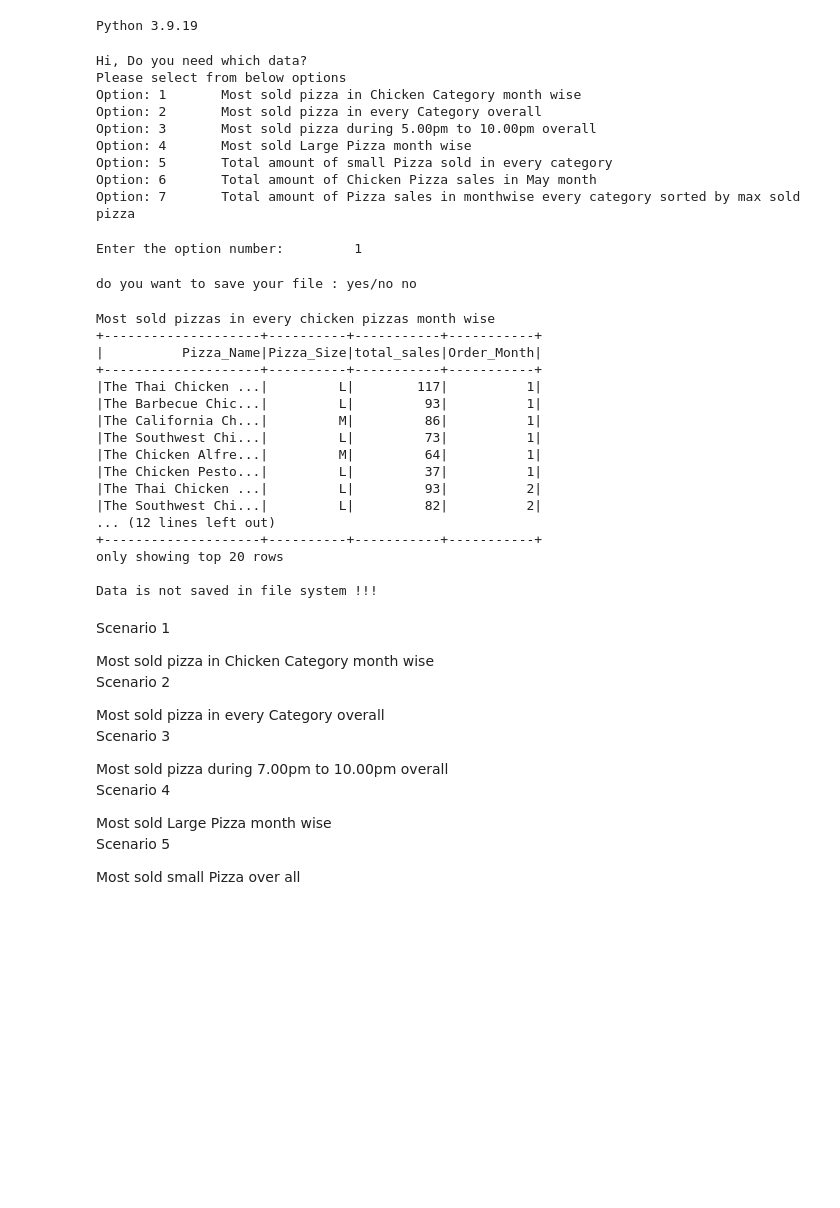
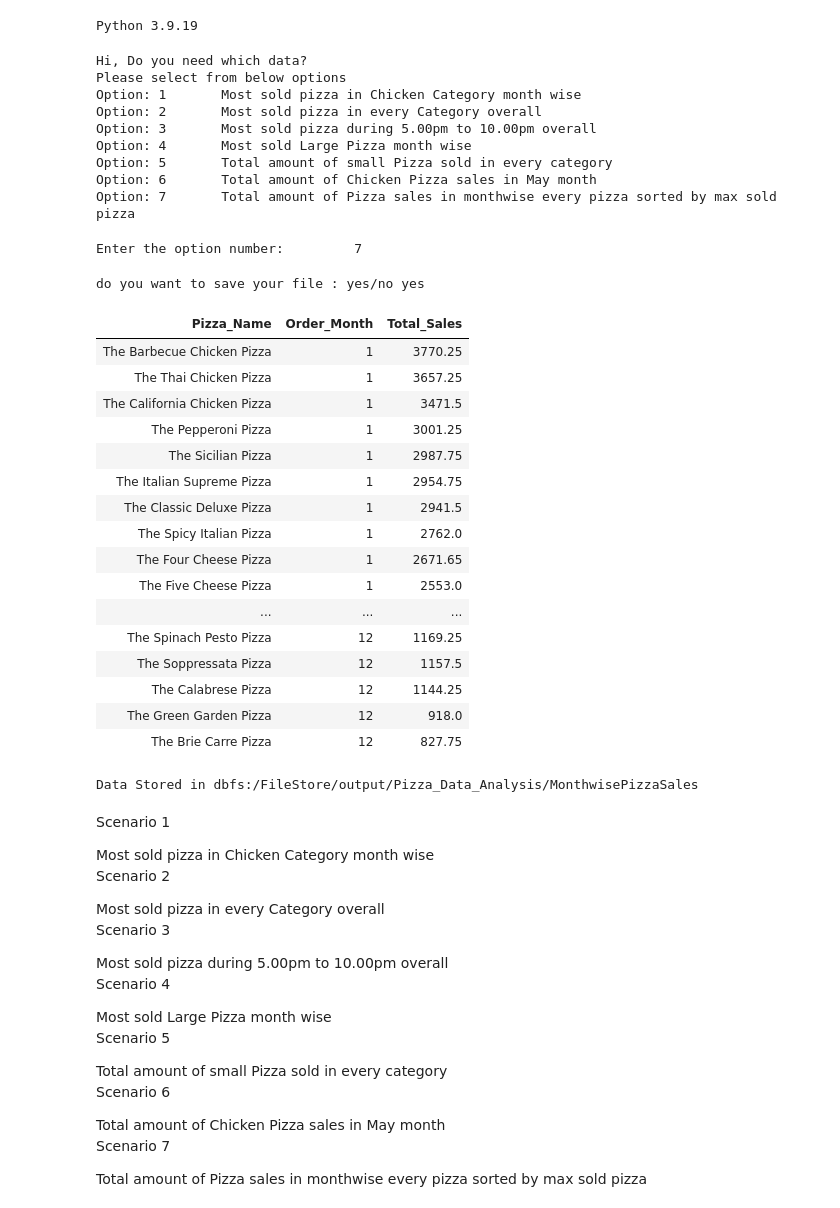
Before and after one commit to gowthamsankar43/Spark_ETL_End_To_End, a Jupyter notebook: WorkFlow_Notebooks/Workflow_Application.ipynb, the cells around one changed output. Saved outputs shown, nothing was run; the diff lists cells and outputs as text; code cells hidden in the pictures; blank space fills up the shorter version.

```diff
--- a/WorkFlow_Notebooks/Workflow_Application.ipynb
+++ b/WorkFlow_Notebooks/Workflow_Application.ipynb
@@ -83,7 +83,7 @@ class FifthWorkFlow:
         extracting_data = DataSourceExtractor().extract()
         transformingData = Transform().requirementFive(extracting_data)
         if(self.saveoption == "yes"):
-            TotalAmountSmallPizzaSoldInEveryCategory(transformingData).dataload()
+            TotalSmallPizzaSalesByCategory(transformingData).dataload()
         else:
             print("Data is not saved in file system !!!")
 # %%
@@ -97,7 +97,7 @@ class SixthWorkFlow:
         extracting_data = DataSourceExtractor().extract()
         transformingData = Transform().requirementSix(extracting_data)
         if(self.saveoption == "yes"):
-            TotalAmountOfChickenSalesInMay(transformingData).dataload()
+            TotalChickenPizzaSalesInMayMonth(transformingData).dataload()
         else:
             print("Data is not saved in file system !!!")
 # %%
@@ -111,7 +111,7 @@ class SeventhWorkFlow:
         extracting_data = DataSourceExtractor().extract()
         transformingData = Transform().requirementSeven(extracting_data)
         if(self.saveoption == "yes"):
-            TotalAmountOfPizzaSalesInEveryCategory(transformingData).dataload()
+            MonthwisePizzaSalesOrderByMax(transformingData).dataload()
         else:
             print("Data is not saved in file system !!!")
 # %%
@@ -137,63 +137,66 @@ class WorkFlow:
         elif self.option == 7:
             return SeventhWorkFlow(self.saveoption).runner()
         else:
-            return f"Not implemented for {option}"
+            return f"Not implemented for {option}" # using f strings
 
 
 print(
     "Hi, Do you need which data? \nPlease select from below options\nOption: 1\t\
 Most sold pizza in Chicken Category month wise\n\
 Option: 2\t\
 Most sold pizza in every Category overall\n\
 Option: 3\t\
 Most sold pizza during 5.00pm to 10.00pm overall\n\
 Option: 4\t\
 Most sold Large Pizza month wise\n\
 Option: 5\t\
 Total amount of small Pizza sold in every category\n\
 Option: 6\t\
 Total amount of Chicken Pizza sales in May month\n\
 Option: 7\t\
-Total amount of Pizza sales in monthwise every category sorted by max sold pizza\n"
+Total amount of Pizza sales in monthwise every pizza sorted by max sold pizza\n"
 )
 
 option = int(input("Enter the option number: \t"))
 saveoption = input("do you want to save your file : yes/no")
 
 
 workflow = WorkFlow(option, saveoption).runner()
 # %% [output]
 Hi, Do you need which data?
 Please select from below options
 Option: 1       Most sold pizza in Chicken Category month wise
 Option: 2       Most sold pizza in every Category overall
 Option: 3       Most sold pizza during 5.00pm to 10.00pm overall
 Option: 4       Most sold Large Pizza month wise
 Option: 5       Total amount of small Pizza sold in every category
 Option: 6       Total amount of Chicken Pizza sales in May month
-Option: 7       Total amount of Pizza sales in monthwise every category sorted by max sold pizza
+Option: 7       Total amount of Pizza sales in monthwise every pizza sorted by max sold pizza
-Enter the option number:         1
+Enter the option number:         7
-do you want to save your file : yes/no no
+do you want to save your file : yes/no yes
+| Pizza_Name | Order_Month | Total_Sales |
+| The Barbecue Chicken Pizza | 1 | 3770.25 |
+| The Thai Chicken Pizza | 1 | 3657.25 |
+| The California Chicken Pizza | 1 | 3471.5 |
+| The Pepperoni Pizza | 1 | 3001.25 |
+| The Sicilian Pizza | 1 | 2987.75 |
+| The Italian Supreme Pizza | 1 | 2954.75 |
+| The Classic Deluxe Pizza | 1 | 2941.5 |
+| The Spicy Italian Pizza | 1 | 2762.0 |
+| The Four Cheese Pizza | 1 | 2671.65 |
+| The Five Cheese Pizza | 1 | 2553.0 |
+| ... | ... | ... |
+| The Spinach Pesto Pizza | 12 | 1169.25 |
+| The Soppressata Pizza | 12 | 1157.5 |
+| The Calabrese Pizza | 12 | 1144.25 |
+| The Green Garden Pizza | 12 | 918.0 |
+| The Brie Carre Pizza | 12 | 827.75 |
-Most sold pizzas in every chicken pizzas month wise
-+--------------------+----------+-----------+-----------+
-|          Pizza_Name|Pizza_Size|total_sales|Order_Month|
-+--------------------+----------+-----------+-----------+
-|The Thai Chicken ...|         L|        117|          1|
-|The Barbecue Chic...|         L|         93|          1|
-|The California Ch...|         M|         86|          1|
-|The Southwest Chi...|         L|         73|          1|
-|The Chicken Alfre...|         M|         64|          1|
-|The Chicken Pesto...|         L|         37|          1|
-|The Thai Chicken ...|         L|         93|          2|
-|The Southwest Chi...|         L|         82|          2|
-... (12 lines left out)
-+--------------------+----------+-----------+-----------+
-only showing top 20 rows
-
-Data is not saved in file system !!!
+Data Stored in dbfs:/FileStore/output/Pizza_Data_Analysis/MonthwisePizzaSales
 # %% [markdown]
-<p>Scenario 1</p> Most sold pizza in Chicken Category month wise
-<p>Scenario 2</p> Most sold pizza in every Category overall
-<p>Scenario 3</p> Most sold pizza during 7.00pm to 10.00pm overall
-<p>Scenario 4</p> Most sold Large Pizza month wise
-<p>Scenario 5</p> Most sold small Pizza over all
+<p>Scenario 1</p>	Most sold pizza in Chicken Category month wise
+<p>Scenario 2</p>	Most sold pizza in every Category overall
+<p>Scenario 3</p>	Most sold pizza during 5.00pm to 10.00pm overall
+<p>Scenario 4</p>	Most sold Large Pizza month wise
+<p>Scenario 5</p>	Total amount of small Pizza sold in every category
+<p>Scenario 6</p>	Total amount of Chicken Pizza sales in May month
+<p>Scenario 7</p>	Total amount of Pizza sales in monthwise every pizza sorted by max sold pizza
```
Also changed, not shown: parts of 1 cell of this notebook, 6 other files.
